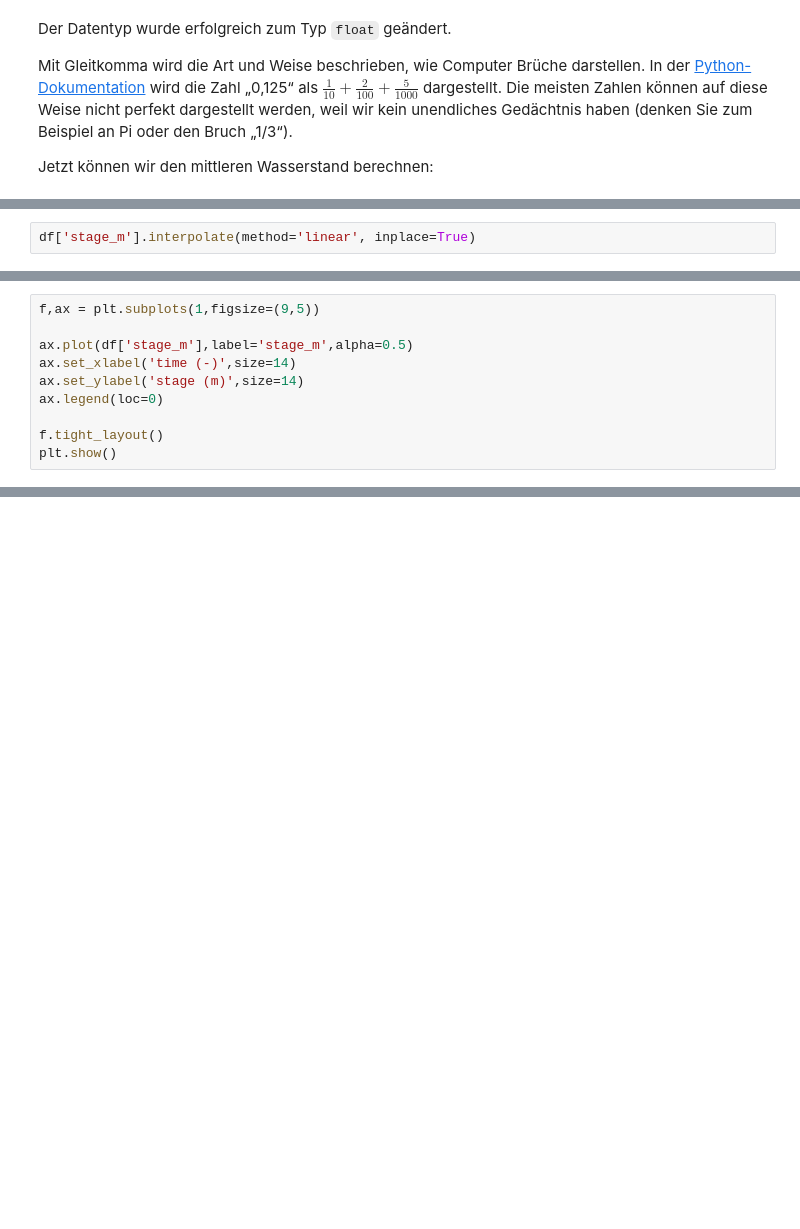
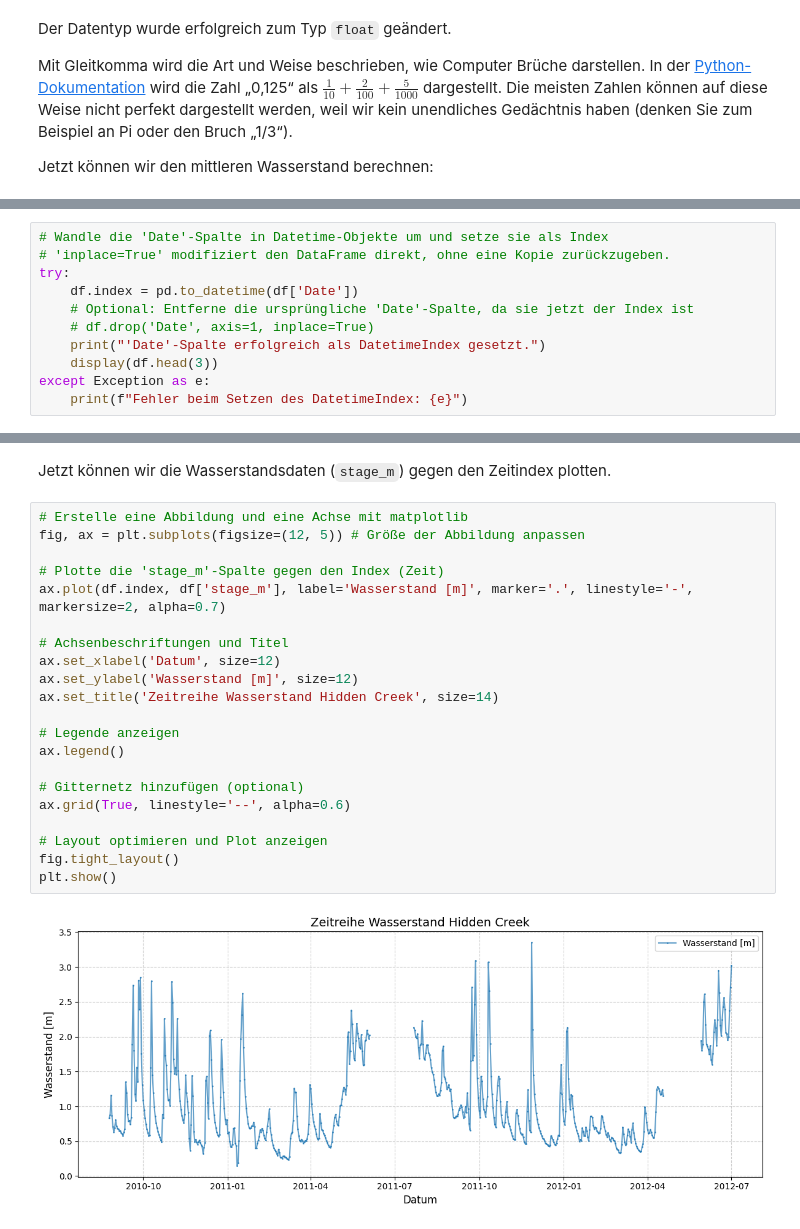
Before and after one commit to gjohnen1/Wassermengenwirtschaft_und_Klimawandel, a Jupyter notebook: Inhalt/Notebooks/Einleitung/Einfuehrung_Datenimport.ipynb, the cells around one changed output, grey strips where cells are left out. Cells and saved outputs as stored; diff of their text form; blank space fills up the shorter version.

```diff
--- a/Inhalt/Notebooks/Einleitung/Einfuehrung_Datenimport.ipynb
+++ b/Inhalt/Notebooks/Einleitung/Einfuehrung_Datenimport.ipynb
@@ -817,2 +577,0 @@ Wenn bekannt ist, dass in Zukunft mit mehr Dateien dieser Datenquelle gearbeitet
-# %%
-df['stage_m'].interpolate(method='linear', inplace=True)
@@ -826,10 +577,0 @@ For example, when doing 'df[col].method(value, inplace=True)', try using 'df.met
-# %%
-f,ax = plt.subplots(1,figsize=(9,5))
-
-ax.plot(df['stage_m'],label='stage_m',alpha=0.5)
-ax.set_xlabel('time (-)',size=14)
-ax.set_ylabel('stage (m)',size=14)
-ax.legend(loc=0)
-
-f.tight_layout()
-plt.show()
@@ -841,0 +612,11 @@ Allerdings ist die Möglichkeit, Daten schnell programmgesteuert zu überprüfen
+# %%
+# Wandle die 'Date'-Spalte in Datetime-Objekte um und setze sie als Index
+# 'inplace=True' modifiziert den DataFrame direkt, ohne eine Kopie zurückzugeben.
+try:
+    df.index = pd.to_datetime(df['Date'])
+    # Optional: Entferne die ursprüngliche 'Date'-Spalte, da sie jetzt der Index ist
+    # df.drop('Date', axis=1, inplace=True)
+    print("'Date'-Spalte erfolgreich als DatetimeIndex gesetzt.")
+    display(df.head(3))
+except Exception as e:
+    print(f"Fehler beim Setzen des DatetimeIndex: {e}")
@@ -841,0 +630,25 @@ Allerdings ist die Möglichkeit, Daten schnell programmgesteuert zu überprüfen
+# %% [markdown]
+Jetzt können wir die Wasserstandsdaten (`stage_m`) gegen den Zeitindex plotten.
+# %%
+# Erstelle eine Abbildung und eine Achse mit matplotlib
+fig, ax = plt.subplots(figsize=(12, 5)) # Größe der Abbildung anpassen
+
+# Plotte die 'stage_m'-Spalte gegen den Index (Zeit)
+ax.plot(df.index, df['stage_m'], label='Wasserstand [m]', marker='.', linestyle='-', markersize=2, alpha=0.7)
+
+# Achsenbeschriftungen und Titel
+ax.set_xlabel('Datum', size=12)
+ax.set_ylabel('Wasserstand [m]', size=12)
+ax.set_title('Zeitreihe Wasserstand Hidden Creek', size=14)
+
+# Legende anzeigen
+ax.legend()
+
+# Gitternetz hinzufügen (optional)
+ax.grid(True, linestyle='--', alpha=0.6)
+
+# Layout optimieren und Plot anzeigen
+fig.tight_layout()
+plt.show()
+# %% [output]
+[figure, added]
```
Also changed, not shown: parts of 132 cells of this notebook.
